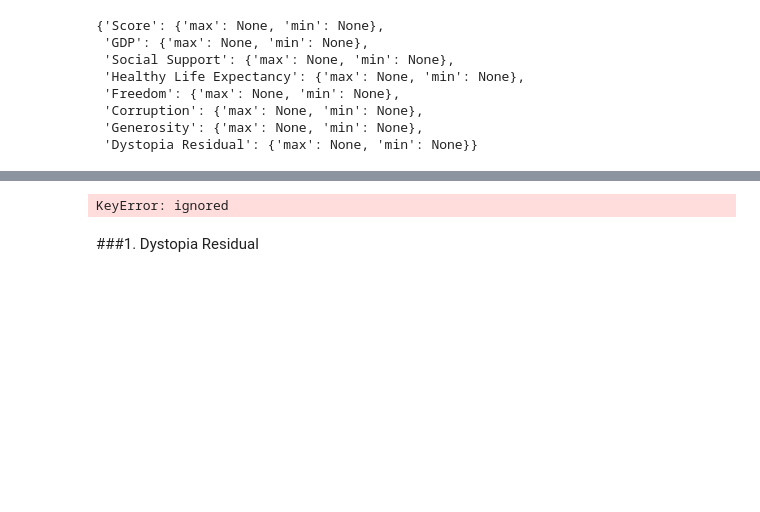
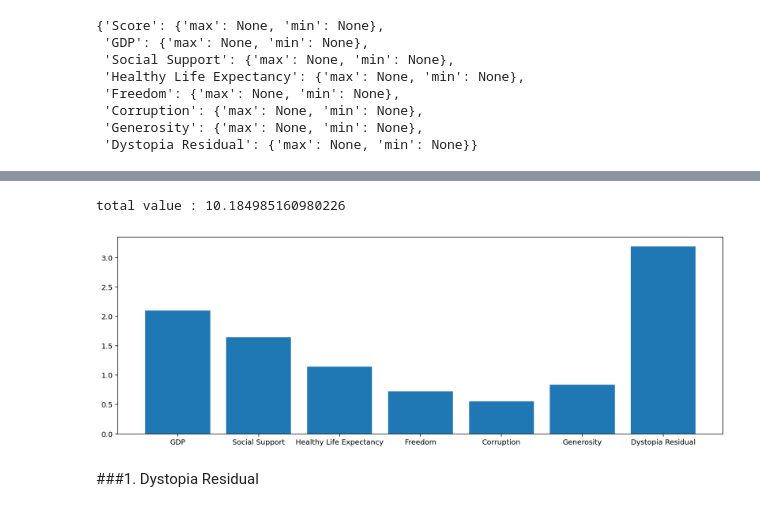
Before and after one commit to EA-park/AIFFEL_datathon, a Jupyter notebook: [Datathon]세계행복보고서_세계정복.ipynb, the cells around one changed output, grey strips where cells are left out. Cells and saved outputs as stored; diff of their text form; code cells hidden in the pictures; blank space fills up the shorter version.

```diff
--- a/[Datathon]세계행복보고서_세계정복.ipynb
+++ b/[Datathon]세계행복보고서_세계정복.ipynb
@@ -195,12 +233,13 @@ statistics
 # %%
-max = [statistics[i]['max'] for i in features[2:-1]]
-print(sum(max))
+max = [statistics[i]['max'] for i in features_tmp[1:]]
+print(f"total value : {sum(max)}")  #실제 max score = 10
 
 plt.figure(figsize=(15,5))
-plt.bar(features[2:-1], max)
+plt.bar(features_tmp[1:], max)
 plt.show()
 # %% [output]
-KeyError: ignored
+total value : 10.184985160980226
+[figure, added]
 # %% [markdown]
 ###1. Dystopia Residual
 # %%
```
Also changed, not shown: parts of 25 cells of this notebook.
